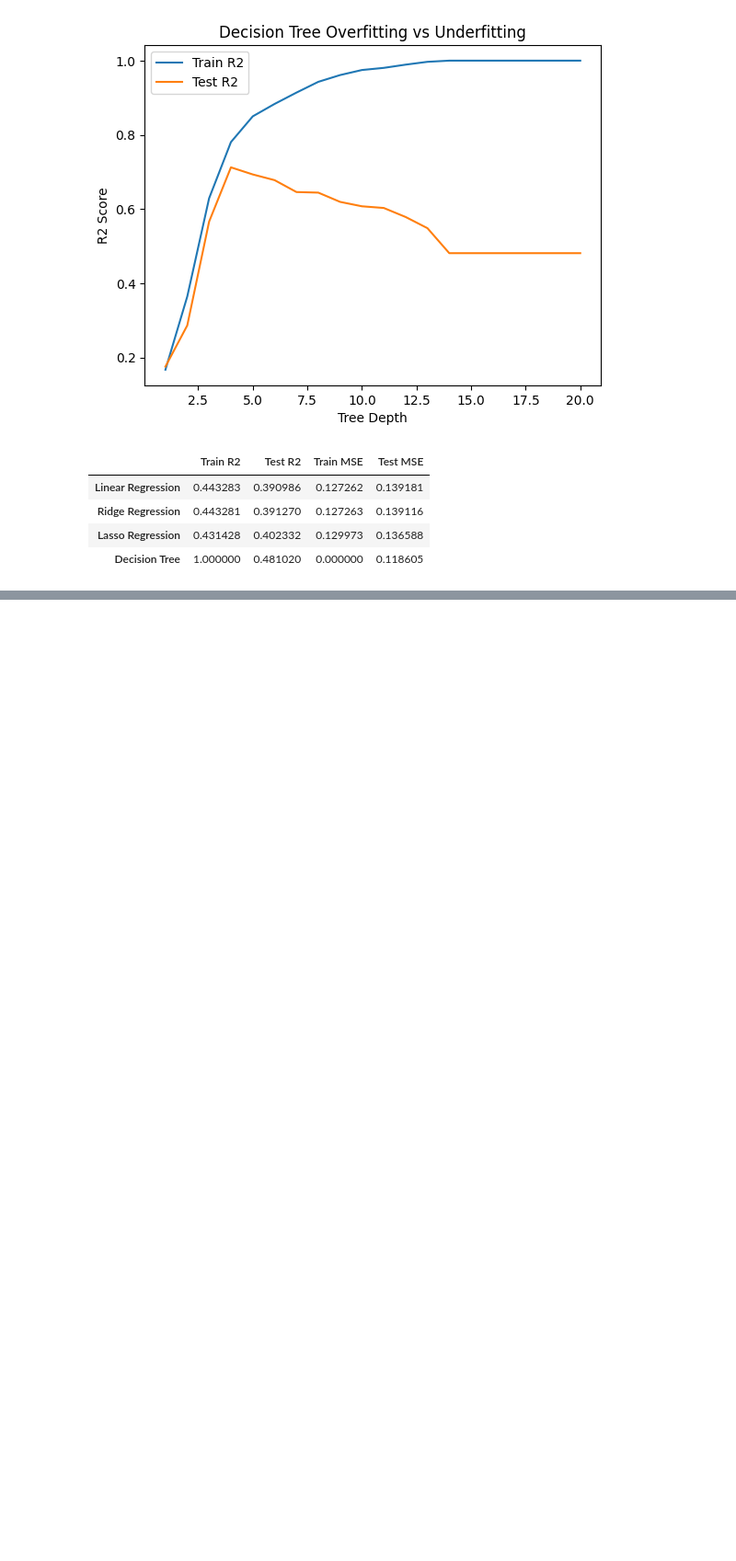
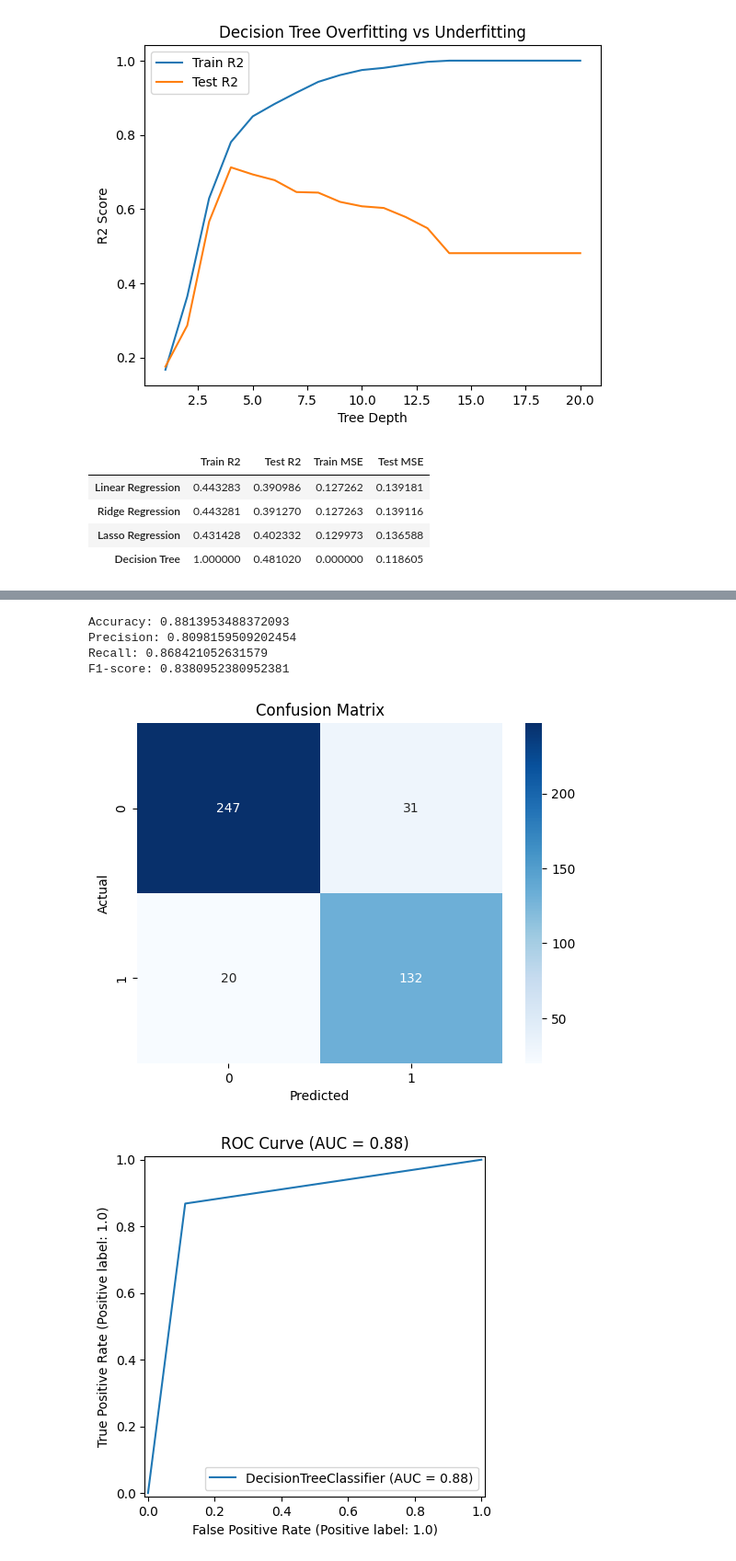
Before and after one commit to sanodyaJinadasa/alzheimers-ml-detection-model, a Jupyter notebook: analyz.ipynb, the cells around one changed output, grey strips where cells are left out. Shown at 92% size. Saved outputs shown, nothing was run; the diff lists cells and outputs as text; code cells hidden in the pictures; blank space fills up the shorter version.

```diff
--- a/analyz.ipynb
+++ b/analyz.ipynb
@@ -474,0 +505,35 @@ comparison_df
+# %%
+y_pred = dt.predict(X_test)
+y_prob = dt.predict_proba(X_test)[:,1]
+
+# Metrics
+accuracy = accuracy_score(y_test, y_pred)
+precision = precision_score(y_test, y_pred)
+recall = recall_score(y_test, y_pred)
+f1 = f1_score(y_test, y_pred)
+
+print("Accuracy:", accuracy)
+print("Precision:", precision)
+print("Recall:", recall)
+print("F1-score:", f1)
+
+# Confusion Matrix
+cm = confusion_matrix(y_test, y_pred)
+sns.heatmap(cm, annot=True, fmt="d", cmap="Blues")
+plt.xlabel("Predicted")
+plt.ylabel("Actual")
+plt.title("Confusion Matrix")
+plt.show()
+
+# ROC Curve
+roc_auc = roc_auc_score(y_test, y_prob)
+RocCurveDisplay.from_estimator(dt, X_test, y_test)
+plt.title(f"ROC Curve (AUC = {roc_auc:.2f})")
+plt.show()
+# %% [output]
+Accuracy: 0.8813953488372093
+Precision: 0.8098159509202454
+Recall: 0.868421052631579
+F1-score: 0.8380952380952381
+[figure, added]
+[figure, added]
```
Also changed, not shown: parts of 17 cells of this notebook, 1 other file.
